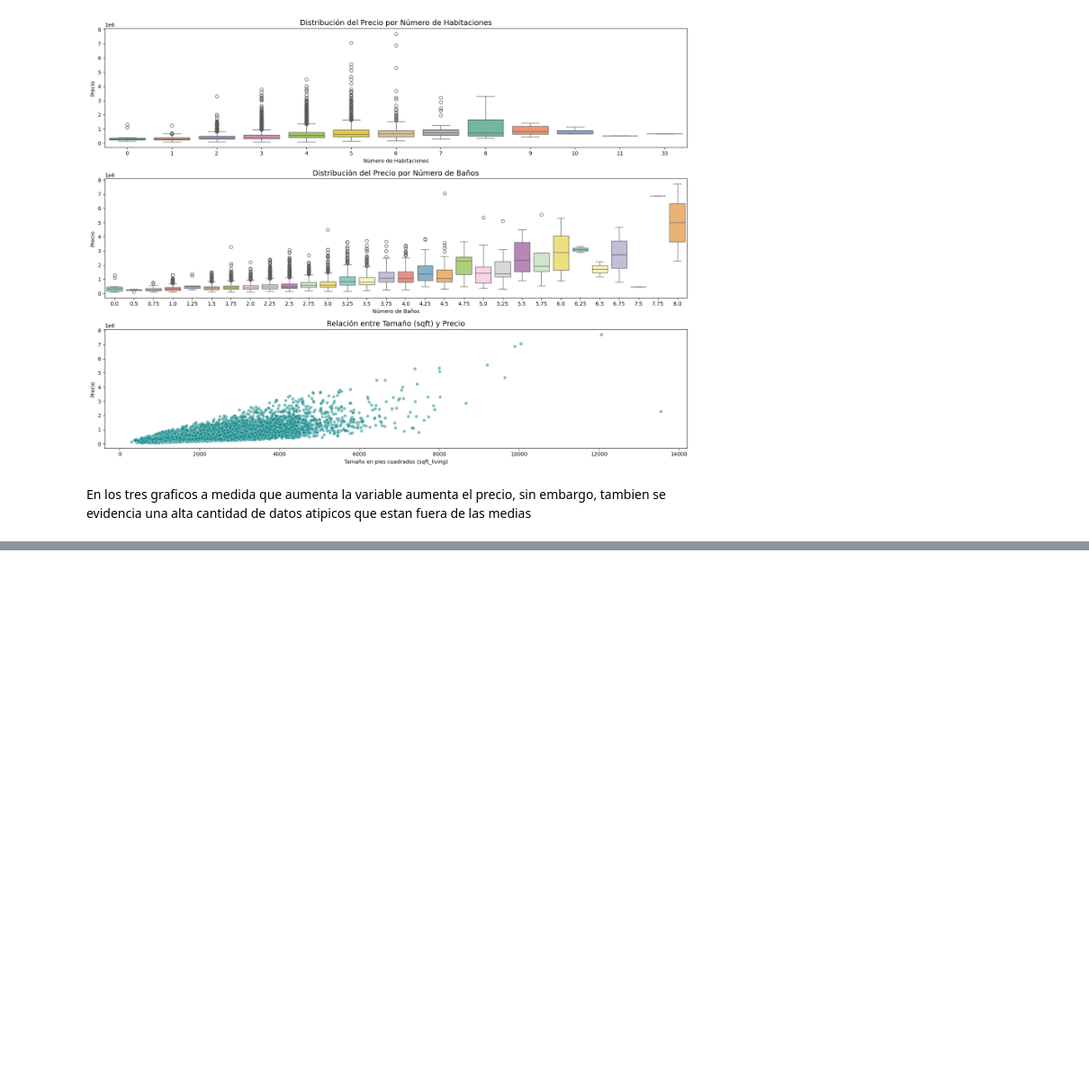
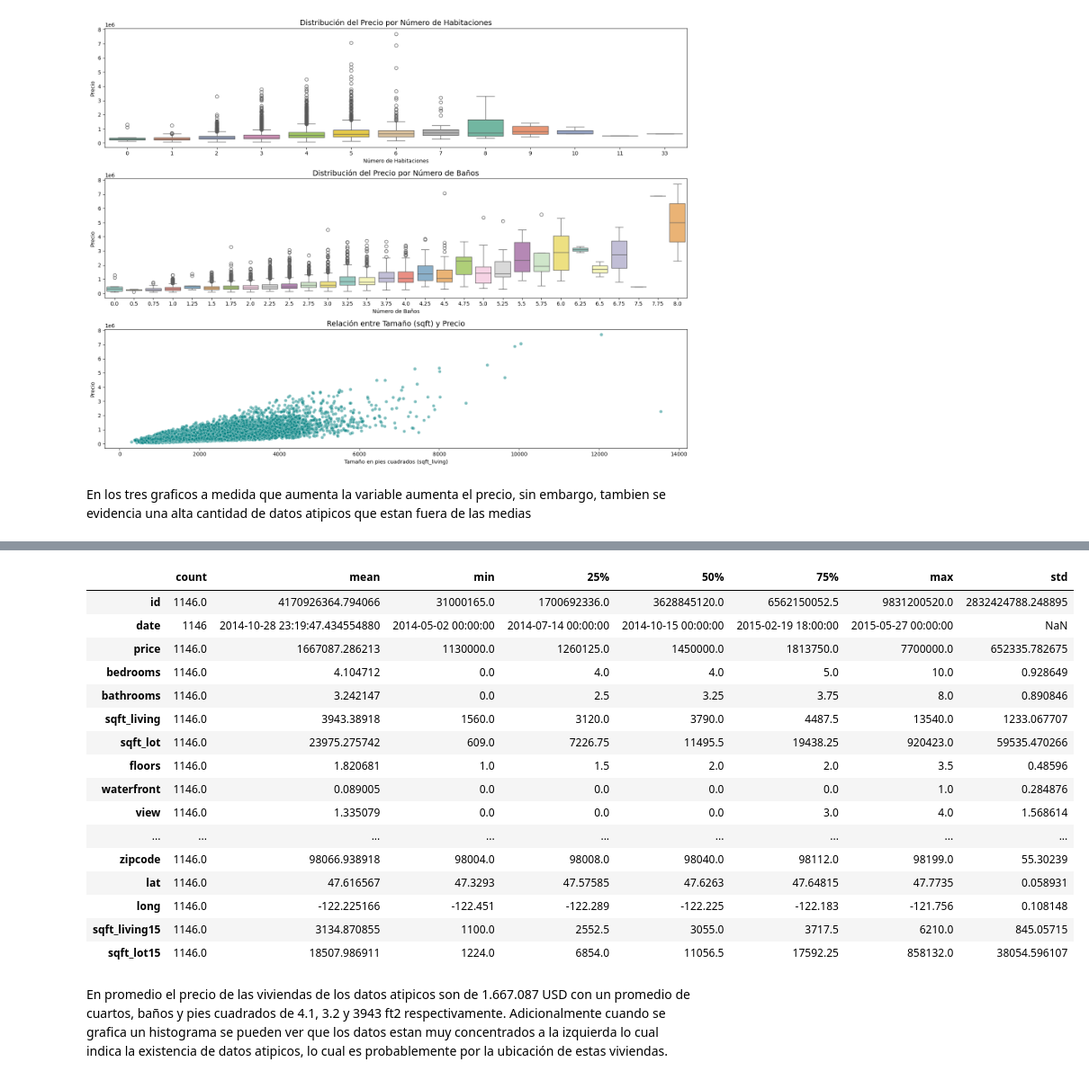
Before and after one commit to Nikolas-1/MLDS6, a Jupyter notebook: scripts/eda/EDA.ipynb, the cells around one changed output, grey strips where cells are left out. Shown at 90% size. Drawn from its saved outputs; the diff is of its cells as text; code cells hidden in the pictures; blank space fills up the shorter version.

```diff
--- a/scripts/eda/EDA.ipynb
+++ b/scripts/eda/EDA.ipynb
@@ -138,0 +159,22 @@ plt.show()
+# %%
+outliers_iqr.describe().T
+# %% [output]
+|  | count | mean | min | 25% | 50% | 75% | max | std |
+| id | 1146.0 | 4170926364.794066 | 31000165.0 | 1700692336.0 | 3628845120.0 | 6562150052.5 | 9831200520.0 | 2832424788.248895 |
+| date | 1146 | 2014-10-28 23:19:47.434554880 | 2014-05-02 00:00:00 | 2014-07-14 00:00:00 | 2014-10-15 00:00:00 | 2015-02-19 18:00:00 | 2015-05-27 00:00:00 | NaN |
+| price | 1146.0 | 1667087.286213 | 1130000.0 | 1260125.0 | 1450000.0 | 1813750.0 | 7700000.0 | 652335.782675 |
+| bedrooms | 1146.0 | 4.104712 | 0.0 | 4.0 | 4.0 | 5.0 | 10.0 | 0.928649 |
+| bathrooms | 1146.0 | 3.242147 | 0.0 | 2.5 | 3.25 | 3.75 | 8.0 | 0.890846 |
+| sqft_living | 1146.0 | 3943.38918 | 1560.0 | 3120.0 | 3790.0 | 4487.5 | 13540.0 | 1233.067707 |
+| sqft_lot | 1146.0 | 23975.275742 | 609.0 | 7226.75 | 11495.5 | 19438.25 | 920423.0 | 59535.470266 |
+| floors | 1146.0 | 1.820681 | 1.0 | 1.5 | 2.0 | 2.0 | 3.5 | 0.48596 |
+| waterfront | 1146.0 | 0.089005 | 0.0 | 0.0 | 0.0 | 0.0 | 1.0 | 0.284876 |
+| view | 1146.0 | 1.335079 | 0.0 | 0.0 | 0.0 | 3.0 | 4.0 | 1.568614 |
+| ... | ... | ... | ... | ... | ... | ... | ... | ... |
+| zipcode | 1146.0 | 98066.938918 | 98004.0 | 98008.0 | 98040.0 | 98112.0 | 98199.0 | 55.30239 |
+| lat | 1146.0 | 47.616567 | 47.3293 | 47.57585 | 47.6263 | 47.64815 | 47.7735 | 0.058931 |
+| long | 1146.0 | -122.225166 | -122.451 | -122.289 | -122.225 | -122.183 | -121.756 | 0.108148 |
+| sqft_living15 | 1146.0 | 3134.870855 | 1100.0 | 2552.5 | 3055.0 | 3717.5 | 6210.0 | 845.05715 |
+| sqft_lot15 | 1146.0 | 18507.986911 | 1224.0 | 6854.0 | 11056.5 | 17592.25 | 858132.0 | 38054.596107 |
+# %% [markdown]
+En promedio el precio de las viviendas de los datos atipicos son de 1.667.087 USD con un promedio de cuartos, baños y pies cuadrados de 4.1, 3.2 y 3943 ft2 respectivamente. Adicionalmente cuando se grafica un histograma se pueden ver que los datos estan muy concentrados a la izquierda lo cual indica la existencia de datos atipicos, lo cual es probablemente por la ubicación de estas viviendas.
```
Also changed, not shown: parts of 9 cells of this notebook, 5 other files.
